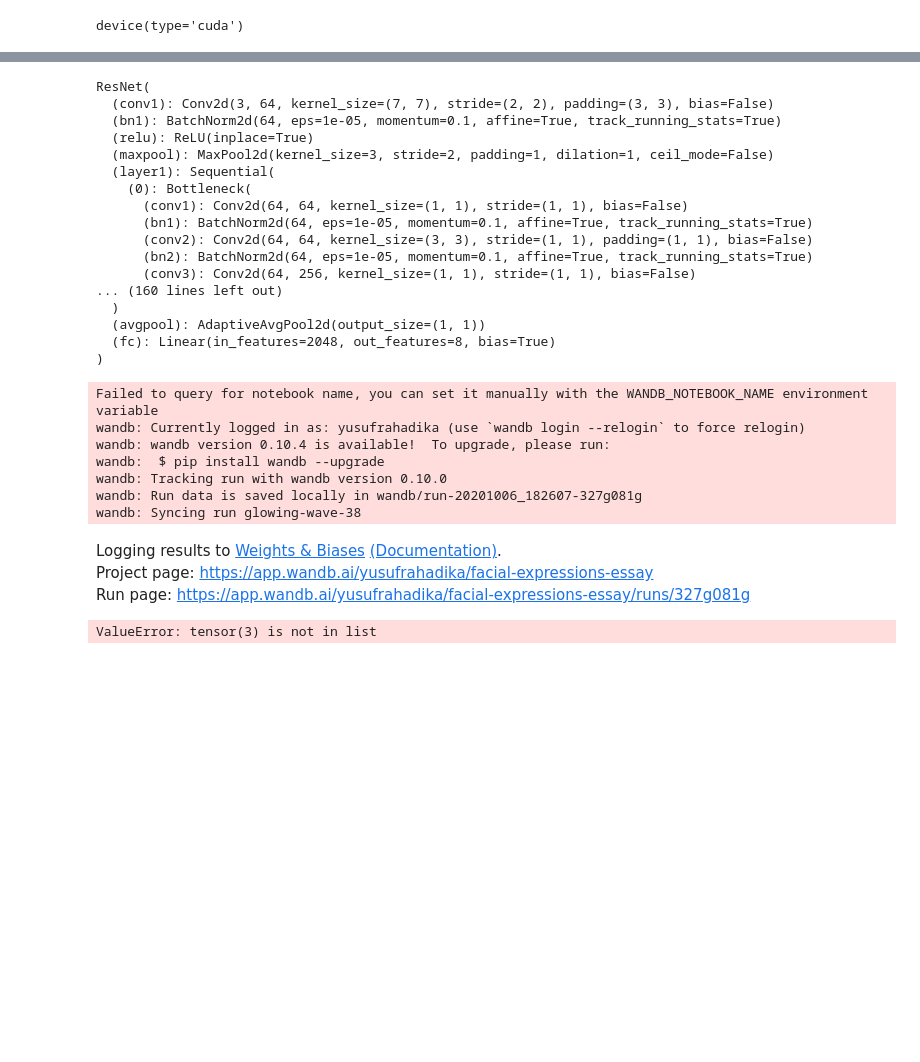
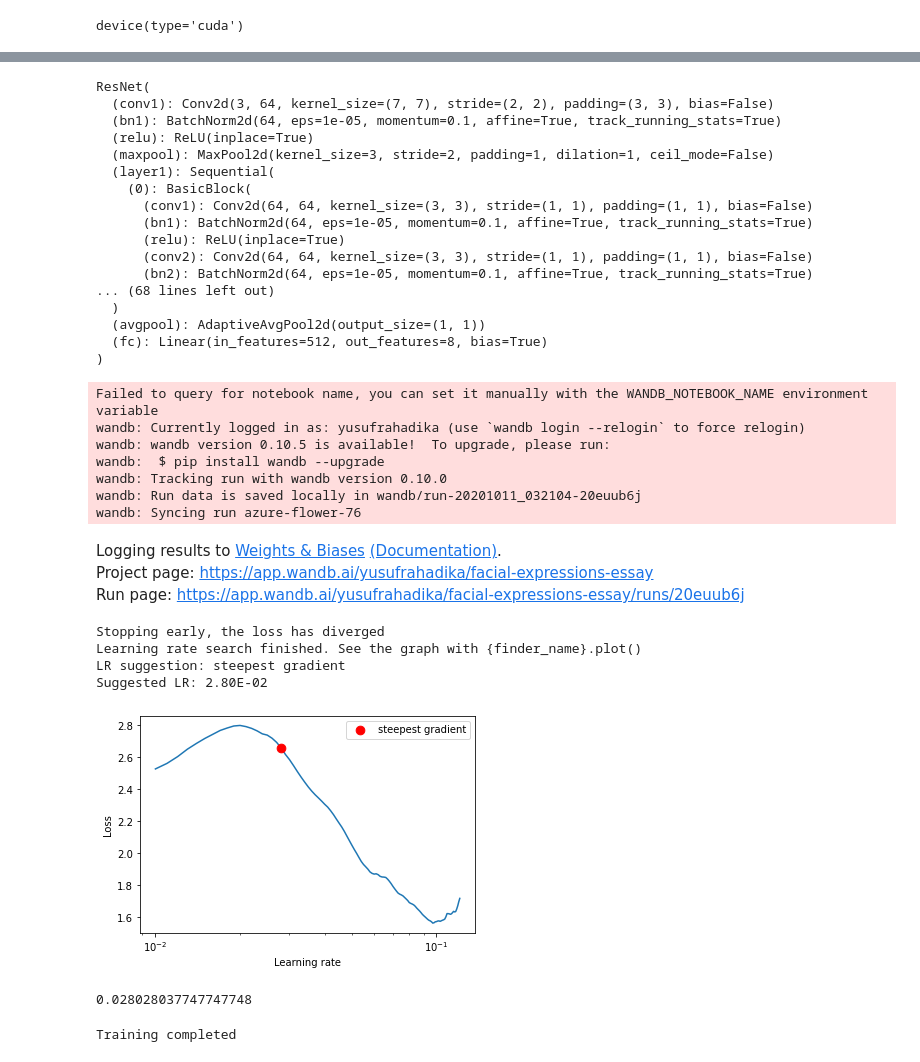
Before and after one commit to yusufrahadika/facial-expressions-essay, a Jupyter notebook: facial-expressions/training_with_trainer.ipynb, the cells around one changed output, grey strips where cells are left out. Drawn from its saved outputs; the diff is of its cells as text; code cells hidden in the pictures; blank space fills up the shorter version.

Commit message:
Add lr finder to trainer

```diff
--- a/facial-expressions/training_with_trainer.ipynb
+++ b/facial-expressions/training_with_trainer.ipynb
@@ -116,8 +165,8 @@ class FacialExpressionsClassifier(nn.Module):
 # %%
 # model_base = models.resnet50(pretrained=True)
 # final_model = FacialExpressionsClassifier(model_base, len(classes))
-final_model = models.resnet50(pretrained=True)
-final_model.fc = nn.Linear(2048, len(classes))
+final_model = models.resnet18(pretrained=True)
+final_model.fc = nn.Linear(final_model.fc.in_features, len(classes))
 final_model = final_model.to(device)
 final_model
 # %% [output]
@@ -127,45 +176,55 @@ ResNet(
   (relu): ReLU(inplace=True)
   (maxpool): MaxPool2d(kernel_size=3, stride=2, padding=1, dilation=1, ceil_mode=False)
   (layer1): Sequential(
-    (0): Bottleneck(
-      (conv1): Conv2d(64, 64, kernel_size=(1, 1), stride=(1, 1), bias=False)
+    (0): BasicBlock(
+      (conv1): Conv2d(64, 64, kernel_size=(3, 3), stride=(1, 1), padding=(1, 1), bias=False)
       (bn1): BatchNorm2d(64, eps=1e-05, momentum=0.1, affine=True, track_running_stats=True)
+      (relu): ReLU(inplace=True)
       (conv2): Conv2d(64, 64, kernel_size=(3, 3), stride=(1, 1), padding=(1, 1), bias=False)
       (bn2): BatchNorm2d(64, eps=1e-05, momentum=0.1, affine=True, track_running_stats=True)
-      (conv3): Conv2d(64, 256, kernel_size=(1, 1), stride=(1, 1), bias=False)
-... (160 lines left out)
+... (68 lines left out)
   )
   (avgpool): AdaptiveAvgPool2d(output_size=(1, 1))
-  (fc): Linear(in_features=2048, out_features=8, bias=True)
+  (fc): Linear(in_features=512, out_features=8, bias=True)
 )
 # %%
-criterion = nn.CrossEntropyLoss()
+criterion = nn.CrossEntropyLoss(weight=normed_weights)
 # %%
 trainer = Trainer(
     "facial-expressions-essay",
     final_model,
     device,
     trainloader,
     classes,
     criterion,
     valloader=valloader,
-    optimizer_params={"lr": 0.001, "momentum": 0.9},
-    gradient_accumulation=2,
-    max_step=1000,
+#     optimizer=Lookahead(RAdam(final_model.parameters(), lr=1e-3)),
+    optimizer_params={"lr": 1e-3, "momentum": 0.9},
+    gradient_accumulation=8,
+    lr_finder_params={"start_lr": 1e-8, "end_lr": 1, "num_iter": 1000, "step_mode": "linear"},
+    max_step=20_000,
 )
-trainer.train()
 # %% [output]
 Failed to query for notebook name, you can set it manually with the WANDB_NOTEBOOK_NAME environment variable
 wandb: Currently logged in as: yusufrahadika (use `wandb login --relogin` to force relogin)
-wandb: wandb version 0.10.4 is available!  To upgrade, please run:
+wandb: wandb version 0.10.5 is available!  To upgrade, please run:
 wandb:  $ pip install wandb --upgrade
 wandb: Tracking run with wandb version 0.10.0
-wandb: Run data is saved locally in wandb/run-20201006_182607-327g081g
-wandb: Syncing run glowing-wave-38
+wandb: Run data is saved locally in wandb/run-20201011_032104-20euub6j
+wandb: Syncing run azure-flower-76
 Logging results to Weights & Biases (Documentation).
 Project page: https://app.wandb.ai/yusufrahadika/facial-expressions-essay
-Run page: https://app.wandb.ai/yusufrahadika/facial-expressions-essay/runs/327g081g
+Run page: https://app.wandb.ai/yusufrahadika/facial-expressions-essay/runs/20euub6j
-ValueError: tensor(3) is not in list
+Stopping early, the loss has diverged
+Learning rate search finished. See the graph with {finder_name}.plot()
+LR suggestion: steepest gradient
+Suggested LR: 2.80E-02
+[figure, added]
+0.028028037747747748
+# %%
+trainer.train()
+# %% [output]
+Training completed
 # %%
 def predict(model, dataloader, device):
     model.eval()
```
Also changed, not shown: parts of 16 cells of this notebook, 2 other files.
